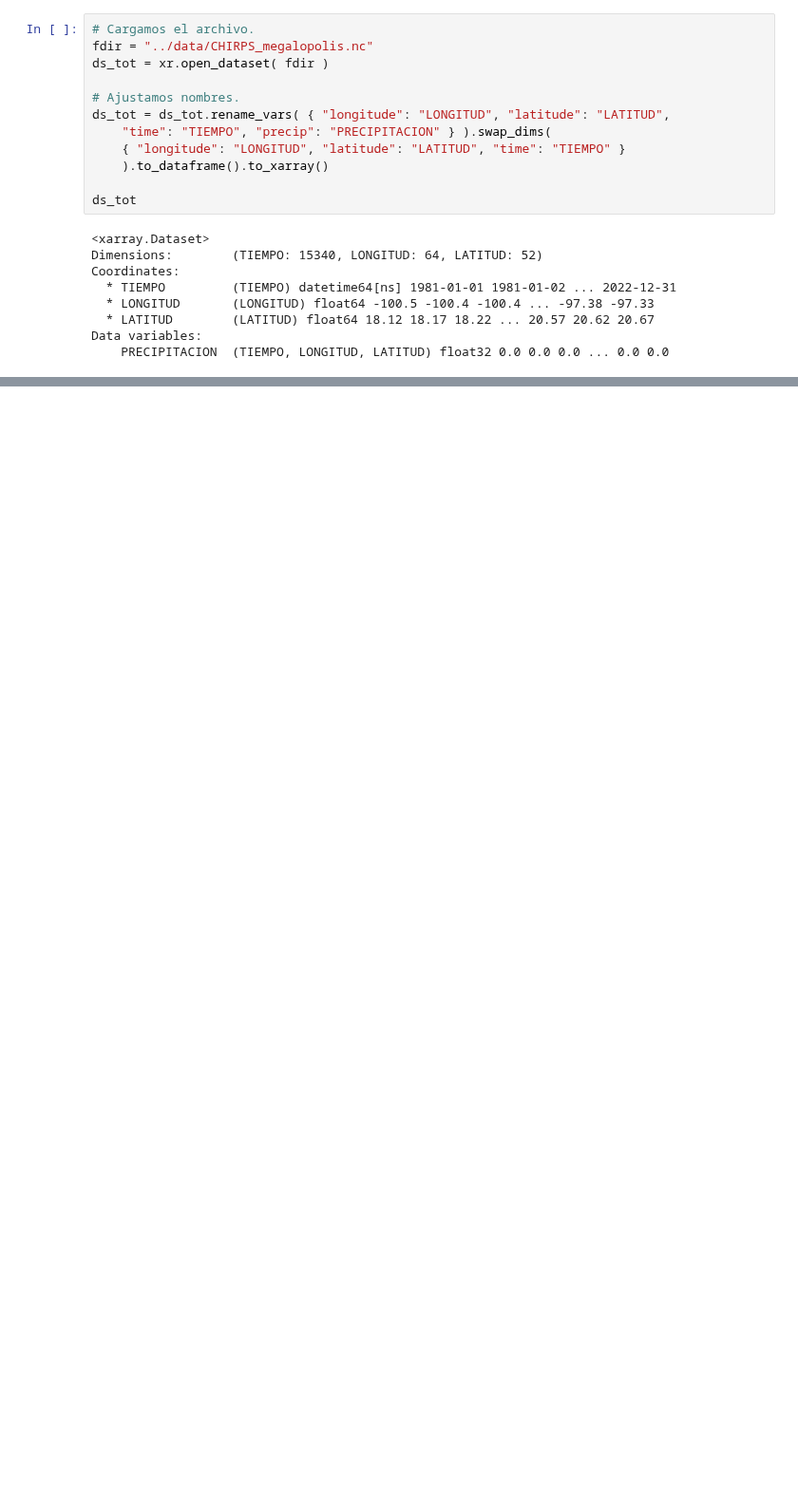
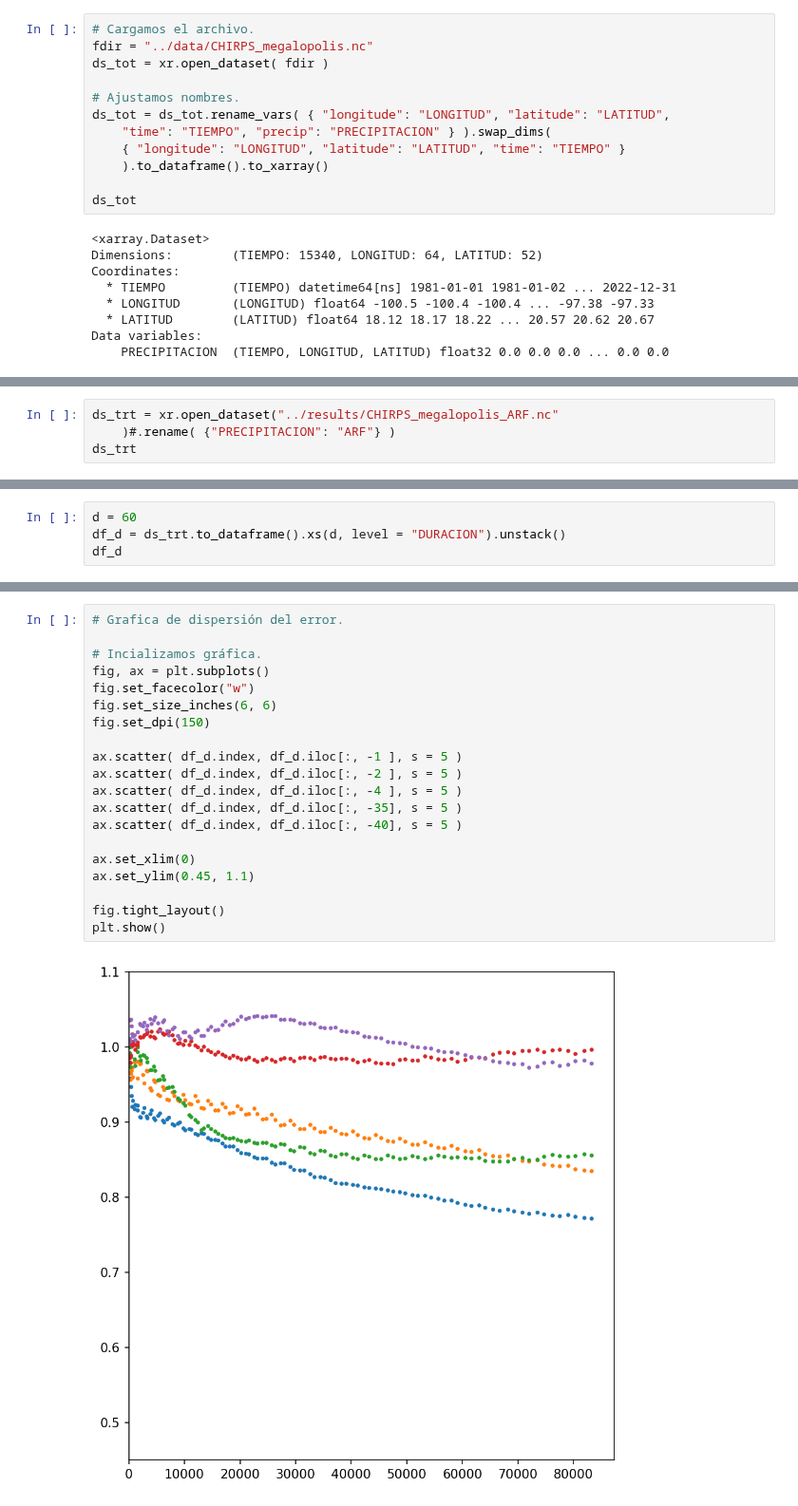
Before and after one commit to rodrigoms95/cc_idt, a Jupyter notebook: code/ARF.ipynb, the cells around one changed output, grey strips where cells are left out. Shown at 95% size. Cells and saved outputs as stored; diff of their text form; blank space fills up the shorter version.

```diff
--- a/code/ARF.ipynb
+++ b/code/ARF.ipynb
@@ -171,0 +154,4 @@ ds_trt.to_dataframe().droplevel("DURACION").unstack()
+# %%
+ds_trt = xr.open_dataset("../results/CHIRPS_megalopolis_ARF.nc"
+    )#.rename( {"PRECIPITACION": "ARF"} )
+ds_trt
@@ -171,0 +167,4 @@ ds_trt.to_dataframe().droplevel("DURACION").unstack()
+# %%
+d = 60
+df_d = ds_trt.to_dataframe().xs(d, level = "DURACION").unstack()
+df_d
@@ -171,0 +187,22 @@ ds_trt.to_dataframe().droplevel("DURACION").unstack()
+# %%
+# Grafica de dispersión del error.
+
+# Incializamos gráfica.
+fig, ax = plt.subplots()
+fig.set_facecolor("w")
+fig.set_size_inches(6, 6)
+fig.set_dpi(150)
+
+ax.scatter( df_d.index, df_d.iloc[:, -1 ], s = 5 )
+ax.scatter( df_d.index, df_d.iloc[:, -2 ], s = 5 )
+ax.scatter( df_d.index, df_d.iloc[:, -4 ], s = 5 )
+ax.scatter( df_d.index, df_d.iloc[:, -35], s = 5 )
+ax.scatter( df_d.index, df_d.iloc[:, -40], s = 5 )
+
+ax.set_xlim(0)
+ax.set_ylim(0.45, 1.1)
+
+fig.tight_layout()
+plt.show()
+# %% [output]
+[figure, added]
```
Also changed, not shown: parts of 22 cells of this notebook.
